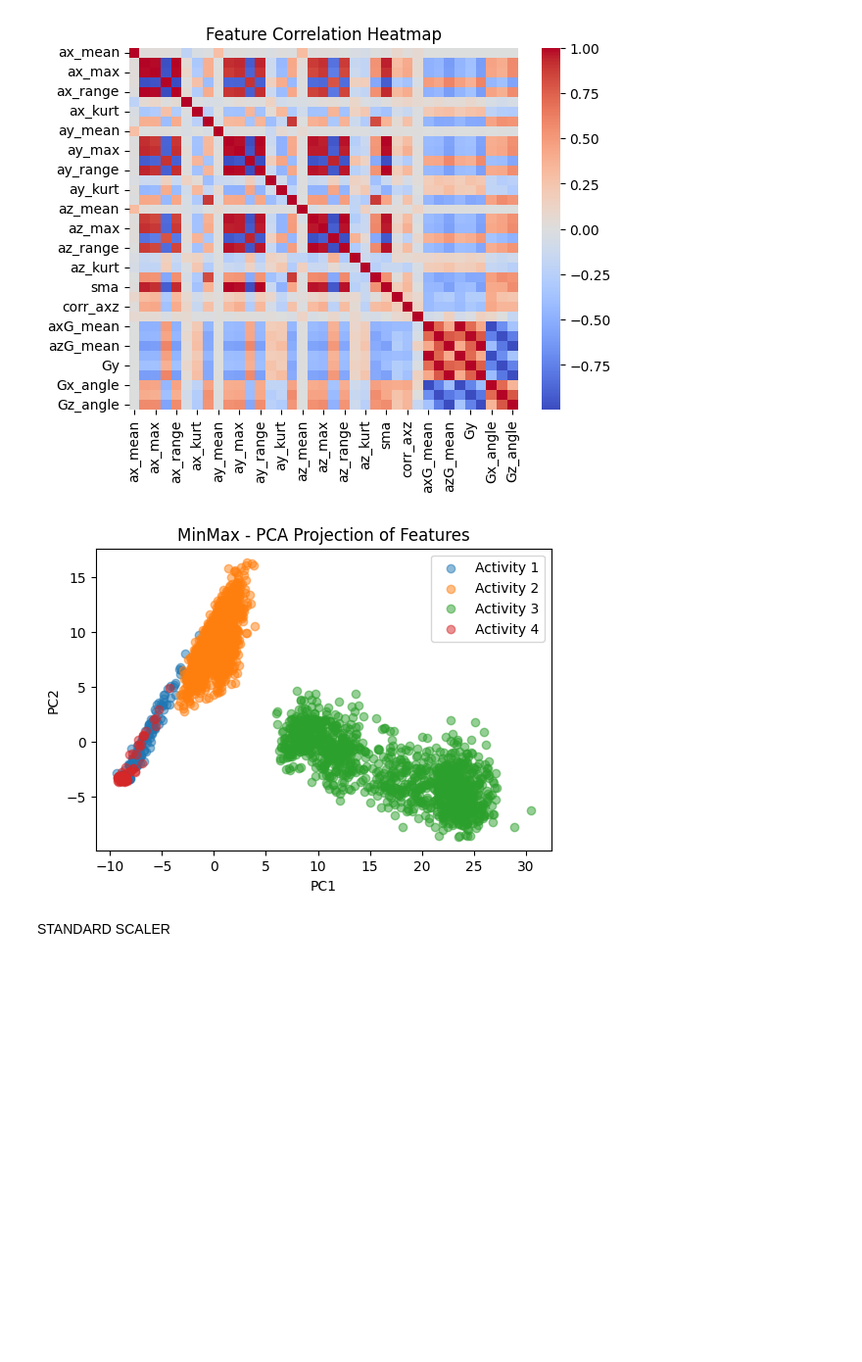
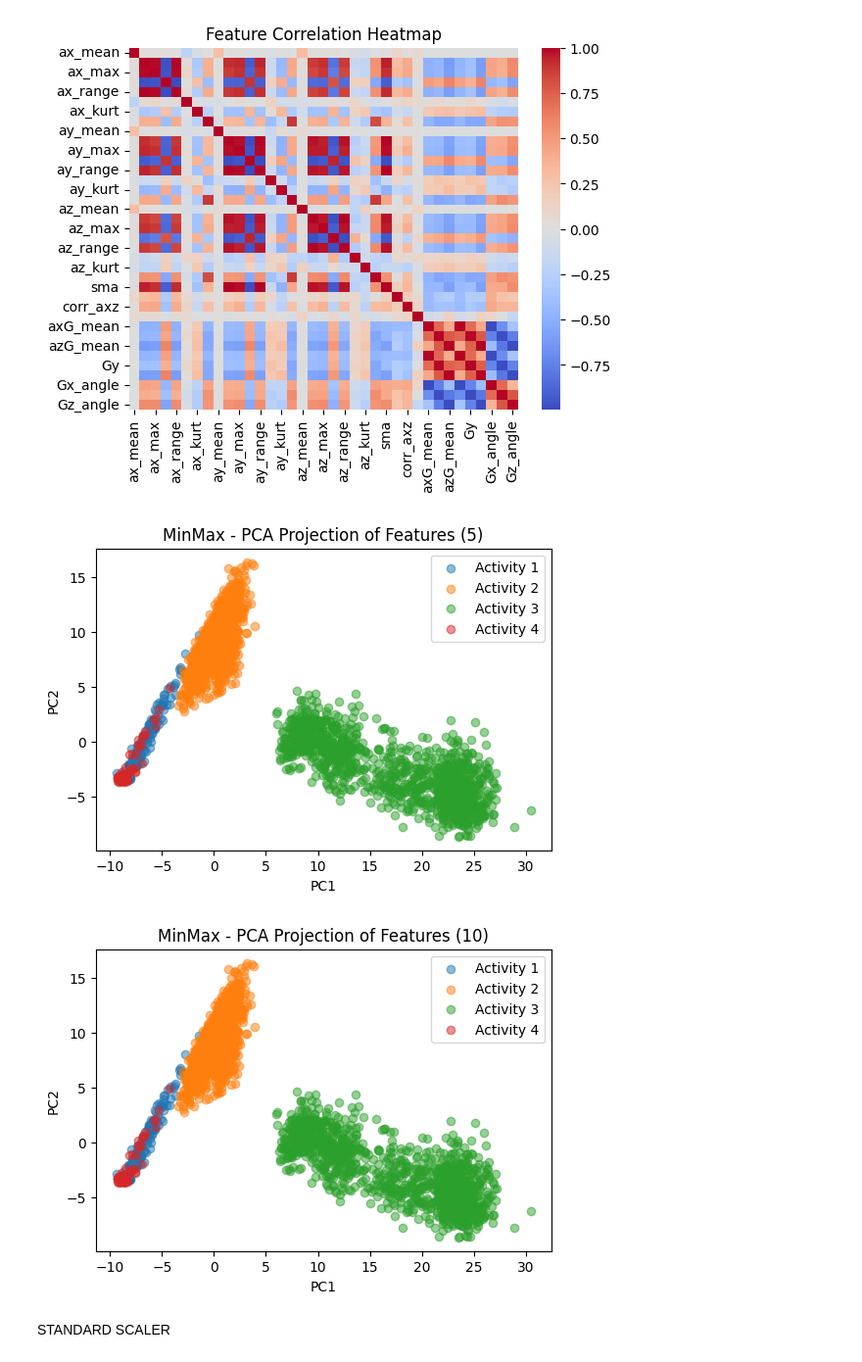
Before and after one commit to COEN498-691-PROJECT/ML_project, a Jupyter notebook: models/notebooks/knn_model_gridsearch.ipynb, the cells around one changed output. Shown at 98% size. Drawn from its saved outputs; the diff is of its cells as text; code cells hidden in the pictures; blank space fills up the shorter version.

```diff
--- a/models/notebooks/knn_model_gridsearch.ipynb
+++ b/models/notebooks/knn_model_gridsearch.ipynb
@@ -363,7 +361,7 @@ plt.show()
 [figure]
 # %%
 #visualize features separately
-pca_minmax = PCA(n_components=2)
+pca_minmax = PCA(n_components=5)
 X_pca_minmax = pca_minmax.fit_transform(X)
 
 plt.figure(figsize=(6,4))
@@ -371,11 +369,26 @@ for label in y.unique():
     plt.scatter(X_pca_minmax[y==label,0], X_pca_minmax[y==label,1], label=f'Activity {label}', alpha=0.5)
 plt.xlabel("PC1")
 plt.ylabel("PC2")
-plt.title("MinMax - PCA Projection of Features")
+plt.title("MinMax - PCA Projection of Features (5)")
 plt.legend()
 plt.show()
 # %% [output]
-[figure, old version]
+[figure, new version]
+# %%
+#visualize features separately
+pca_minmax = PCA(n_components=10)
+X_pca_minmax = pca_minmax.fit_transform(X)
+
+plt.figure(figsize=(6,4))
+for label in y.unique():
+    plt.scatter(X_pca_minmax[y==label,0], X_pca_minmax[y==label,1], label=f'Activity {label}', alpha=0.5)
+plt.xlabel("PC1")
+plt.ylabel("PC2")
+plt.title("MinMax - PCA Projection of Features (10)")
+plt.legend()
+plt.show()
+# %% [output]
+[figure, added]
 # %% [markdown]
 STANDARD SCALER
 # %%
```
Also changed, not shown: parts of 5 cells of this notebook.
